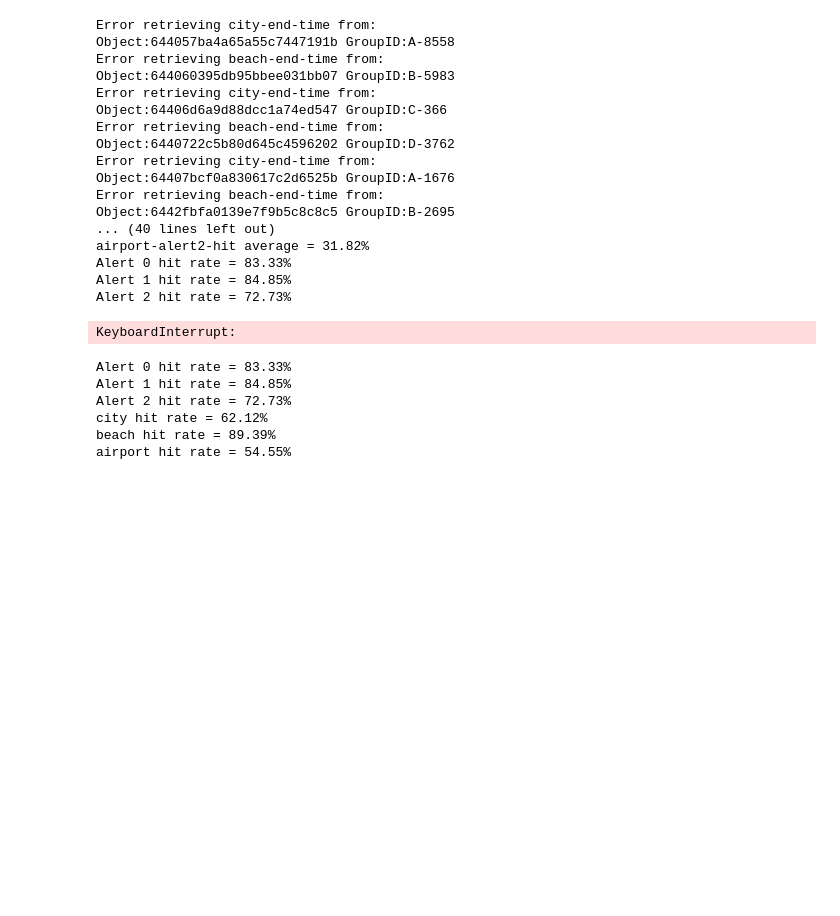
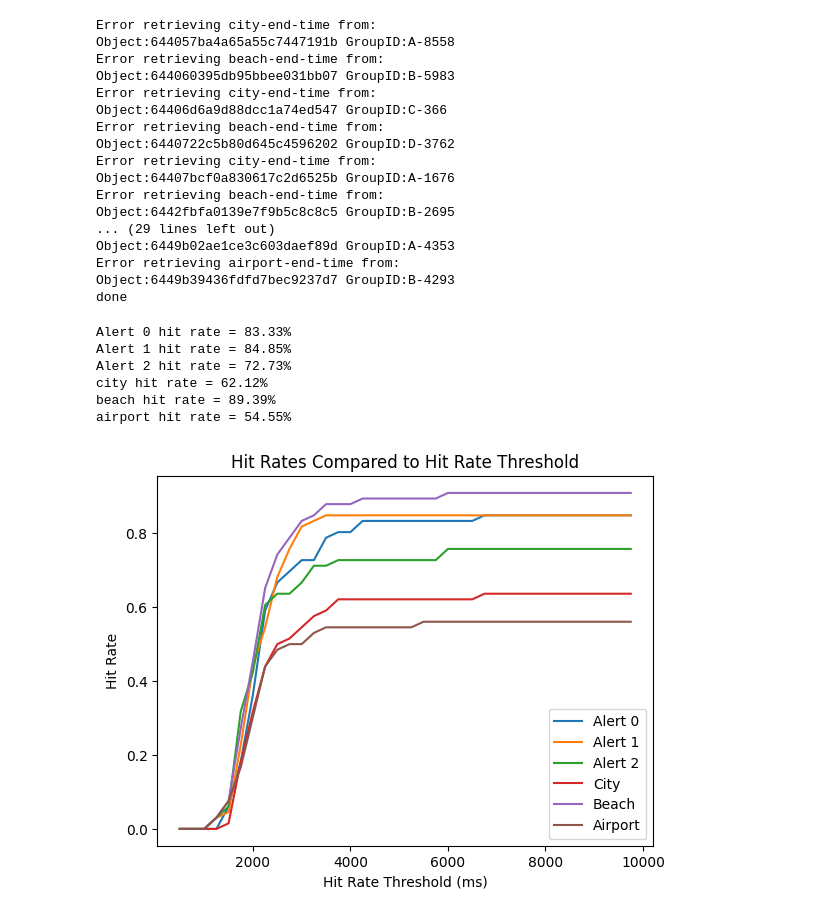
Before and after one commit to csu-hci-projects/SP23-Context-Awareness-Sound-Alerts, a Jupyter notebook: tools/data-visualization.ipynb, the cells around one changed output. Cells and saved outputs as stored; diff of their text form; code cells hidden in the pictures; blank space fills up the shorter version.

Commit message:
hit rate threshold comparison

```diff
--- a/tools/data-visualization.ipynb
+++ b/tools/data-visualization.ipynb
@@ -1,4 +1,6 @@
 # %%
+import pandas as pd
+
 from create_csv import get_all_data
 
 import matplotlib.pyplot as plt
@@ -55,8 +57,9 @@ def get_hit_miss(data, clicks, hit_threshold_ms):
                         break
 
 
+DEFAULT_HIT_THRESHOLD = 5000
 
-get_hit_miss(final_data, clicks, 5000)
+get_hit_miss(final_data, clicks, DEFAULT_HIT_THRESHOLD)
 
 print("done")
 # %% [output]
@@ -72,10 +75,9 @@ Error retrieving city-end-time from:
 Object:64407bcf0a830617c2d6525b GroupID:A-1676
 Error retrieving beach-end-time from:
 Object:6442fbfa0139e7f9b5c8c8c5 GroupID:B-2695
-... (40 lines left out)
-airport-alert2-hit average = 31.82%
-Alert 0 hit rate = 83.33%
-Alert 1 hit rate = 84.85%
-Alert 2 hit rate = 72.73%
+... (29 lines left out)
+Object:6449b02ae1ce3c603daef89d GroupID:A-4353
+Error retrieving airport-end-time from:
+Object:6449b39436fdfd7bec9237d7 GroupID:B-4293
+done
-KeyboardInterrupt:
 # %%
@@ -108,3 +117,33 @@ Alert 2 hit rate = 72.73%
 city hit rate = 62.12%
 beach hit rate = 89.39%
 airport hit rate = 54.55%
+# %%
+hit_thresholds = np.arange(500, 10000, 250)
+
+hit_rates = pd.DataFrame(columns=['alert0', 'alert1', 'alert2', 'city', 'beach', 'airport'], index=hit_thresholds)
+for threshold_index in range(len(hit_thresholds)):
+    get_hit_miss(final_data, clicks, hit_thresholds[threshold_index])
+    for alert in range(3):
+        hit_rates.loc[hit_thresholds[threshold_index], 'alert' + str(alert)] = get_alert_average(final_data, alert)
+
+    for phase in phases:
+        hit_rates.loc[hit_thresholds[threshold_index], phase] = get_phase_average(final_data, phase)
+
+
+plt.plot(hit_thresholds, hit_rates['alert0'], label='Alert 0')
+plt.plot(hit_thresholds, hit_rates['alert1'], label='Alert 1')
+plt.plot(hit_thresholds, hit_rates['alert2'], label='Alert 2')
+plt.plot(hit_thresholds, hit_rates['city'], label='City')
+plt.plot(hit_thresholds, hit_rates['beach'], label='Beach')
+plt.plot(hit_thresholds, hit_rates['airport'], label='Airport')
+
+plt.xlabel("Hit Rate Threshold (ms)")
+plt.ylabel("Hit Rate")
+plt.title("Hit Rates Compared to Hit Rate Threshold")
+
+# Adding legend, which helps us recognize the curve according to it's color
+plt.legend()
+
+plt.show()
+# %% [output]
+[figure, added]
```
Also changed, not shown: parts of 1 cell of this notebook.
